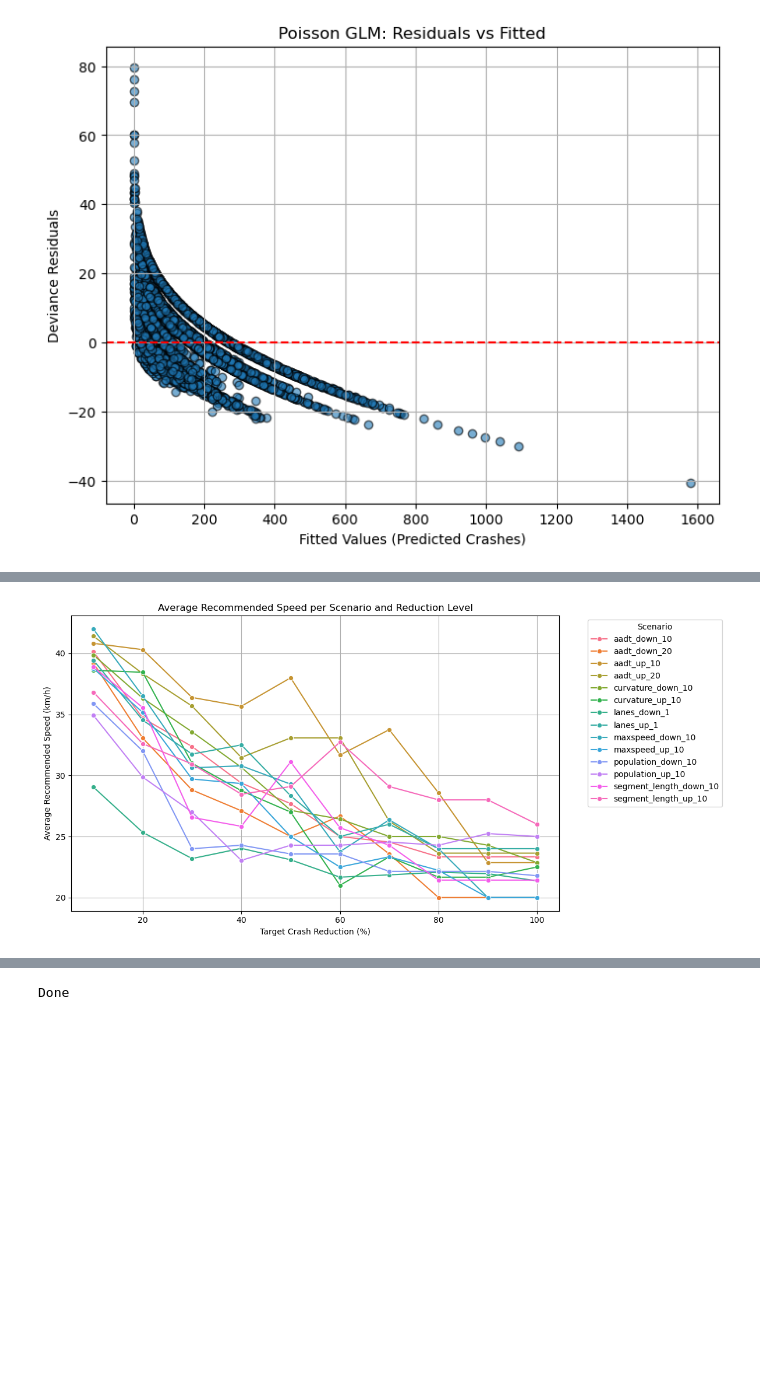
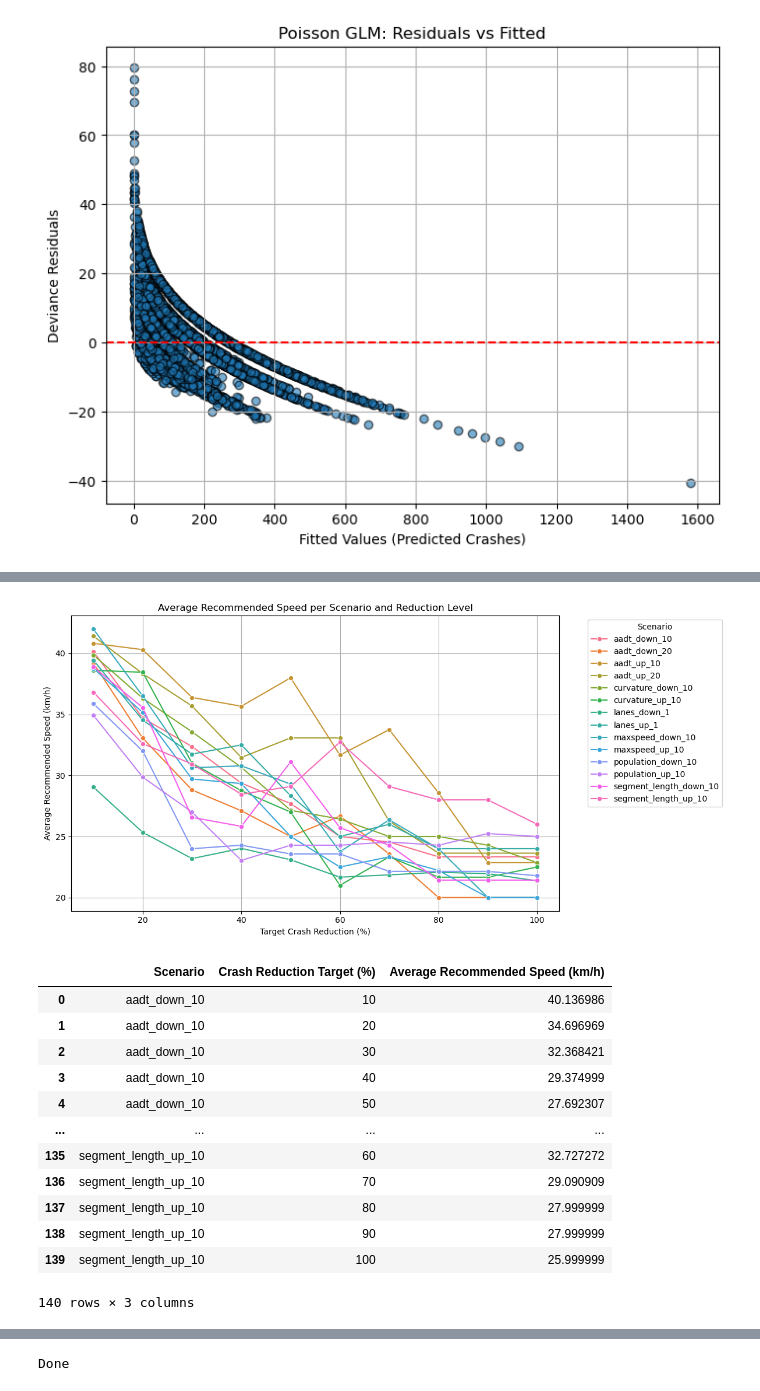
Before and after one commit to KinGabriel/speed_limit_predictive_model, a Jupyter notebook: XGBOOST/XGBOOST.ipynb, the cells around one changed output, grey strips where cells are left out. Cells and saved outputs as stored; diff of their text form; code cells hidden in the pictures; blank space fills up the shorter version.

```diff
--- a/XGBOOST/XGBOOST.ipynb
+++ b/XGBOOST/XGBOOST.ipynb
@@ -769,29 +769,51 @@ Sensitivity analysis not run: [Errno 13] Permission denied: 'output_speed_based\
 # %%
 #Plot speed recommendations  across scenarios and reduction targets
 sa_df = pd.read_csv(output_speed / 'sensitivity_analysis_all.csv')
 
 # Remove NaN recommendations (failed optimizations)
 sa_df_clean = sa_df.dropna(subset=['rec'])
 
 # Compute average recommended speed per scenario and reduction level
 summary = sa_df_clean.groupby(['scenario', 'reduction_pct'])['rec'].mean().reset_index()
 
 # Plot
 plt.figure(figsize=(12, 6))
 sns.lineplot(data=summary, x='reduction_pct', y='rec', hue='scenario', marker='o')
 
 plt.title('Average Recommended Speed per Scenario and Reduction Level')
 plt.xlabel('Target Crash Reduction (%)')
 plt.ylabel('Average Recommended Speed (km/h)')
 plt.grid(True)
 plt.legend(title='Scenario', bbox_to_anchor=(1.05, 1), loc='upper left')
 plt.tight_layout()
 
 # Save plot
 plt.savefig(output_speed / 'sensitivity_analysis_plot.png', dpi=300)
 plt.show()
+# Rename columns for clarity
+summary_df = summary.rename(columns={
+    'scenario': 'Scenario',
+    'reduction_pct': 'Crash Reduction Target (%)',
+    'rec': 'Average Recommended Speed (km/h)'
+})
+
+# Display summary
+summary_df
 # %% [output]
 [figure]
+|  | Scenario | Crash Reduction Target (%) | Average Recommended Speed (km/h) |
+| 0 | aadt_down_10 | 10 | 40.136986 |
+| 1 | aadt_down_10 | 20 | 34.696969 |
+| 2 | aadt_down_10 | 30 | 32.368421 |
+| 3 | aadt_down_10 | 40 | 29.374999 |
+| 4 | aadt_down_10 | 50 | 27.692307 |
+| ... | ... | ... | ... |
+| 135 | segment_length_up_10 | 60 | 32.727272 |
+| 136 | segment_length_up_10 | 70 | 29.090909 |
+| 137 | segment_length_up_10 | 80 | 27.999999 |
+| 138 | segment_length_up_10 | 90 | 27.999999 |
+| 139 | segment_length_up_10 | 100 | 25.999999 |
+140 rows × 3 columns
 # %%
 # === Step 15: Save models ===
 with open(output_common / "xgb_model.pkl", "wb") as f:
```
Also changed, not shown: parts of 6 cells of this notebook, 5 other files.
